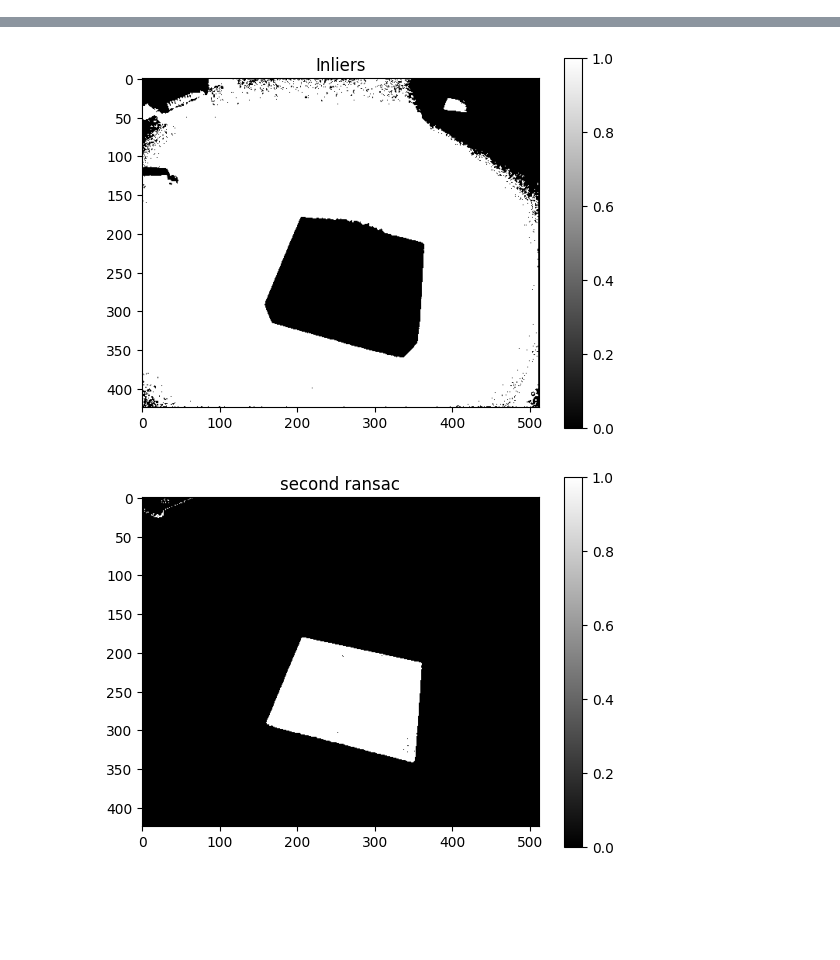
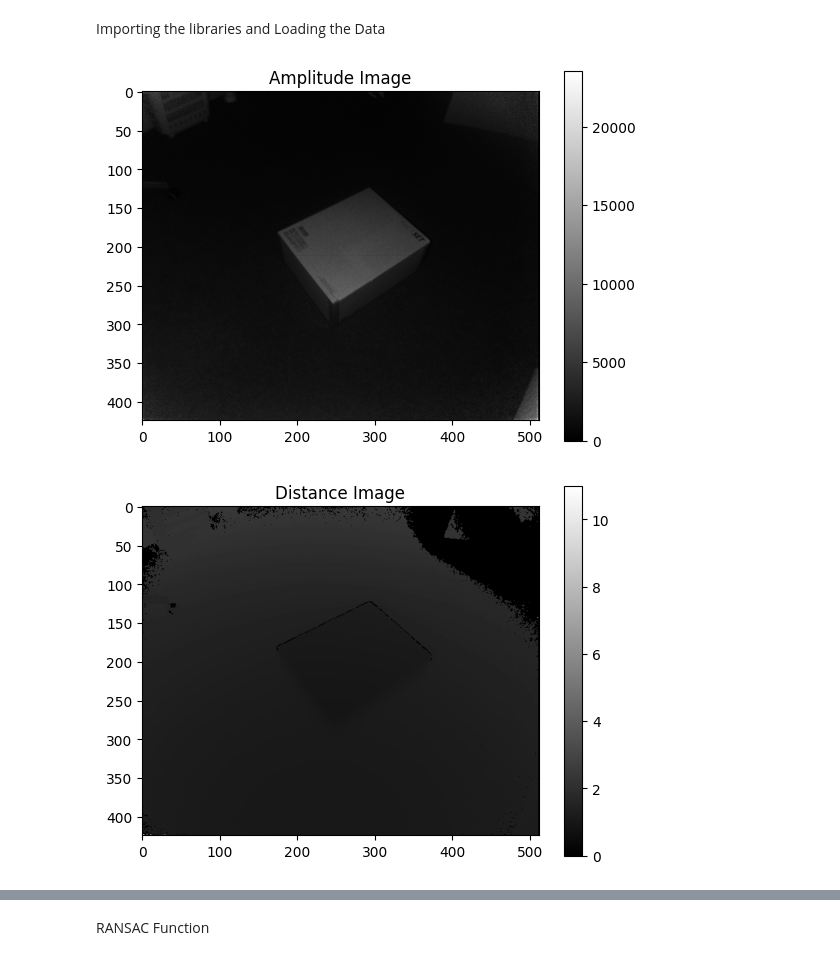
Before and after one commit to samasadii/computer-vision-project, a Jupyter notebook: exercise1/main.ipynb, the cells around one changed output, grey strips where cells are left out. Cells and saved outputs as stored; diff of their text form; code cells hidden in the pictures; blank space fills up the shorter version.

```diff
--- a/exercise1/main.ipynb
+++ b/exercise1/main.ipynb
@@ -1,29 +1,41 @@
+# %% [markdown]
+Importing the libraries and Loading the Data
 # %%
 import scipy.io
 import matplotlib.pyplot as plt
 from mpl_toolkits.mplot3d import Axes3D
 import numpy as np
-from scipy.ndimage import binary_closing, median_filter, label
+from scipy.ndimage import binary_closing
+import cv2
 
 # Function to load data
 def load_data(file_path):
     # Load .mat file
     data = scipy.io.loadmat(file_path)
     return data[list(data.keys())[3]], data[list(data.keys())[4]], data[list(data.keys())[5]]
 
 # Visualization functions
 def show_image(image, title):
     plt.imshow(image, cmap='gray')
     plt.title(title)
     plt.colorbar()
     plt.show()
 
 def show_point_cloud(pc):
     fig = plt.figure()
     ax = fig.add_subplot(111, projection='3d')
     ax.scatter(pc[:, :, 0], pc[:, :, 1], pc[:, :, 2], s=1)
     ax.set_title('3D Point Cloud')
     plt.show()
 
 # Load your data
-amplitude_image, distance_image, point_cloud = load_data('data/example2kinect.mat')
+dataset = ['data/example1kinect.mat', 'data/example2kinect.mat', 'data/example3kinect.mat', 'data/example4kinect_corrected.mat']
+amplitude_image, distance_image, point_cloud = load_data(dataset[2])
+
+# Show images and point cloud
+show_image(amplitude_image, 'Amplitude Image')
+show_image(distance_image, 'Distance Image')
+show_point_cloud(point_cloud)
+# %% [output]
+[figure, added]
+[figure, added]
@@ -30,13 +43,18 @@ amplitude_image, distance_image, point_cloud = load_data('data/example2kinect.ma
+# %% [markdown]
+RANSAC Function
 # %%
-flattened_point_cloud = point_cloud.reshape(-1, 3)
+def fit(samples):
+    # Construct matrix A and vector b from the points
+    A = samples
+    b = np.ones(3)  # Since we move the plane such that d = 1
 
-def calculate_plane_distance(samples):
-    centroid = np.mean(samples, axis=0)
-    # subtract centroid from each points, so that centroid is the origin
-    centered_points = samples - centroid
-    _, _, v = np.linalg.svd(centered_points)
-    # last row of v is the plane normal and dot product of plane normal and centroid acts as an offset (d) from the origin to the plane
-    return v[2], np.dot(v[2], centroid)
+    try:
+        # Solve the system A * n = b, where n is the normal vector [n_x, n_y, n_z]
+        normal_vector = np.linalg.solve(A, b)
+        d = 1  # The offset d from the origin to the plane is fixed as 1 in our formulation
+        return normal_vector, d
+    except np.linalg.LinAlgError:
+        return None, None  # failure in calculation
 
 def distance_to_plane(pc, normal_vector, d):
     return np.dot(pc, normal_vector) - d
@@ -53,48 +71,18 @@ def ransac_point_cloud(pc, threshold, max_iterations):
         if np.any(samples[:, 2] == 0):  # Skip if any z-component is zero (invalid data)
             continue
 
-        # Calculate plane parameters
-        normal_vector, d = calculate_plane_distance(samples)
+        # fit plane
+        normal_vector, d = fit(samples)
+        if normal_vector is None:  # Check for failure in calculation
+            continue
 
         # Count inliers
         distances = distance_to_plane(pc, normal_vector, d)
-        inliers = distances < threshold
+        inliers = np.where(np.abs(distances) < threshold)[0]
 
         # Update best model if current one has more inliers
-        inliers = np.where(np.abs(distances) < threshold)[0]
         if len(inliers) > len(best_inliers):
             best_plane = (normal_vector, d)
             best_inliers = inliers
 
     return best_plane, best_inliers
-
-# Run RANSAC
-threshold = 0.05
-max_iterations = 100
-plane, inliers = ransac_point_cloud(flattened_point_cloud, threshold, max_iterations)
-
-first_plane_normal, first_plane_d = plane
-
-# Calculate the distances from points to the floor plane
-first_distance_to_plane = distance_to_plane(flattened_point_cloud, first_plane_normal, first_plane_d)
-first_mask = np.abs(first_distance_to_plane) < threshold
-first_mask = first_mask.reshape(point_cloud.shape[:2])
-first_mask_outliers = flattened_point_cloud[np.abs(first_distance_to_plane) > threshold]
-show_image(first_mask, 'Inliers')
-# %% [output]
-[figure, removed]
-# %%
-threshold_box = 0.006
-
-second_plane, second_inliers = ransac_point_cloud(first_mask_outliers, threshold_box, max_iterations)
-second_plane_normal, second_plane_d = second_plane
-second_distance_to_plane = distance_to_plane(flattened_point_cloud, second_plane_normal, second_plane_d)
-
-#Generate a Mask for Inliers "True"==inlier=="Top of the box" & "False"==outlier=="rest"
-second_mask = np.abs(second_distance_to_plane) < threshold_box
-
-second_mask = second_mask.reshape(point_cloud.shape[:2])
-second_mask_inliers = flattened_point_cloud[np.abs(second_distance_to_plane) > threshold_box]
-show_image(second_mask,"second ransac")
-# %% [output]
-[figure, removed]
```
Also changed, not shown: parts of 14 cells of this notebook.
